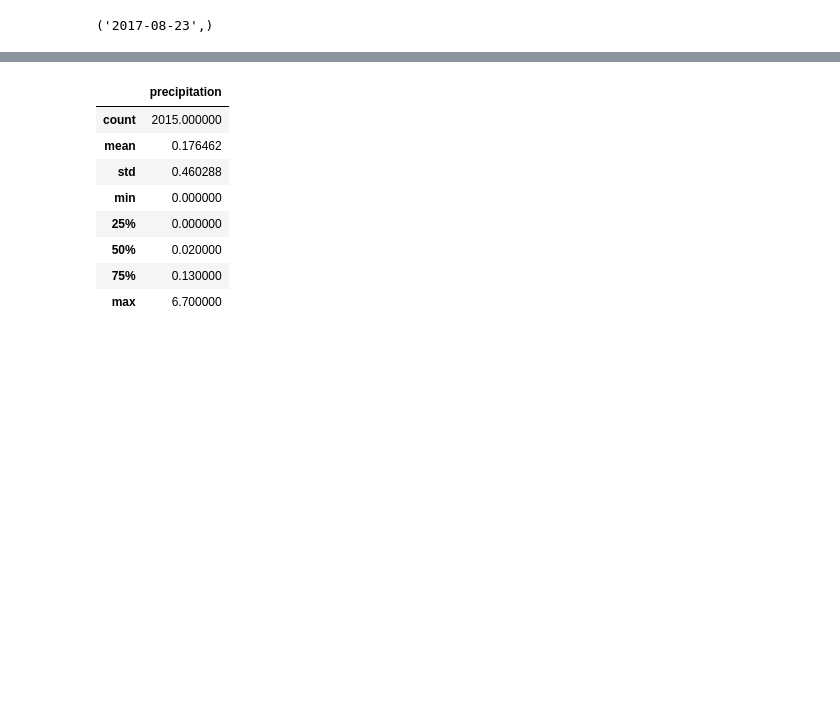
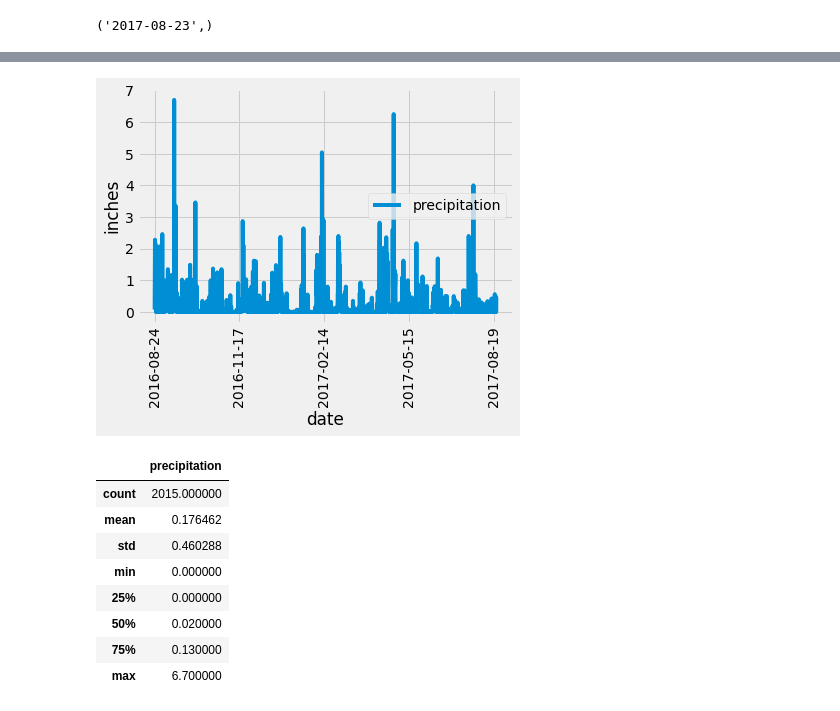
Before and after one commit to eldridgesje/sqlalchemy-challenge, a Jupyter notebook: climate_starter.ipynb, the cells around one changed output, grey strips where cells are left out. Drawn from its saved outputs; the diff is of its cells as text; code cells hidden in the pictures; blank space fills up the shorter version.

```diff
--- a/climate_starter.ipynb
+++ b/climate_starter.ipynb
@@ -115,0 +111,14 @@ sorted_df.plot(rot=45)
+# %%
+# Save the query results as a Pandas DataFrame and set the index to the date column
+
+precip_df = pd.DataFrame()
+
+precip_df["date"] =  [x[0] for x in precipYear]
+precip_df["precipitation"] = [x[1] for x in precipYear]
+precip_df.set_index("date", inplace=True)
+precip_df.dropna(inplace=True)
+
+
+#precip_df = pd.DataFrame(yearPrecip, index = yearPrecip[0])
+
+precip_df
@@ -116,3 +140,16 @@ sorted_df.plot(rot=45)
+# %%
+# Sort the dataframe by date
+
+sorted_df = precip_df.sort_values("date")
+
+
+# Use Pandas Plotting with Matplotlib to plot the data
+
+sorted_df.plot(rot=90,ylabel="inches")
+
+plt.show()
+# %% [output]
+[figure, added]
 # %%
 # Use Pandas to calcualte the summary statistics for the precipitation data
 
```
Also changed, not shown: parts of 10 cells of this notebook, 2 other files.
